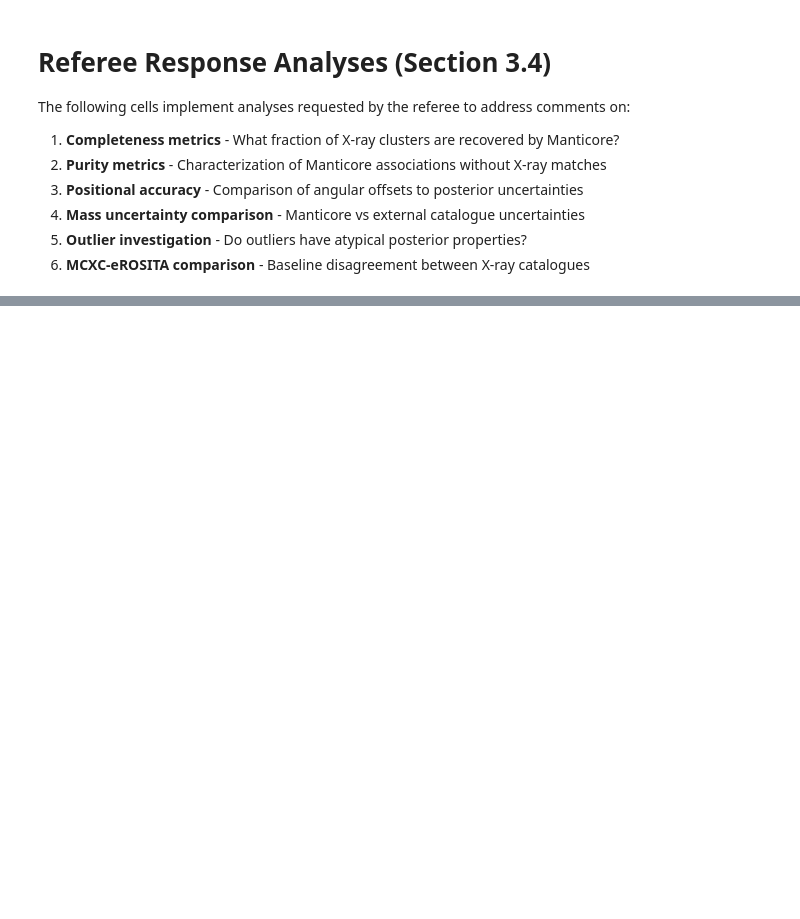
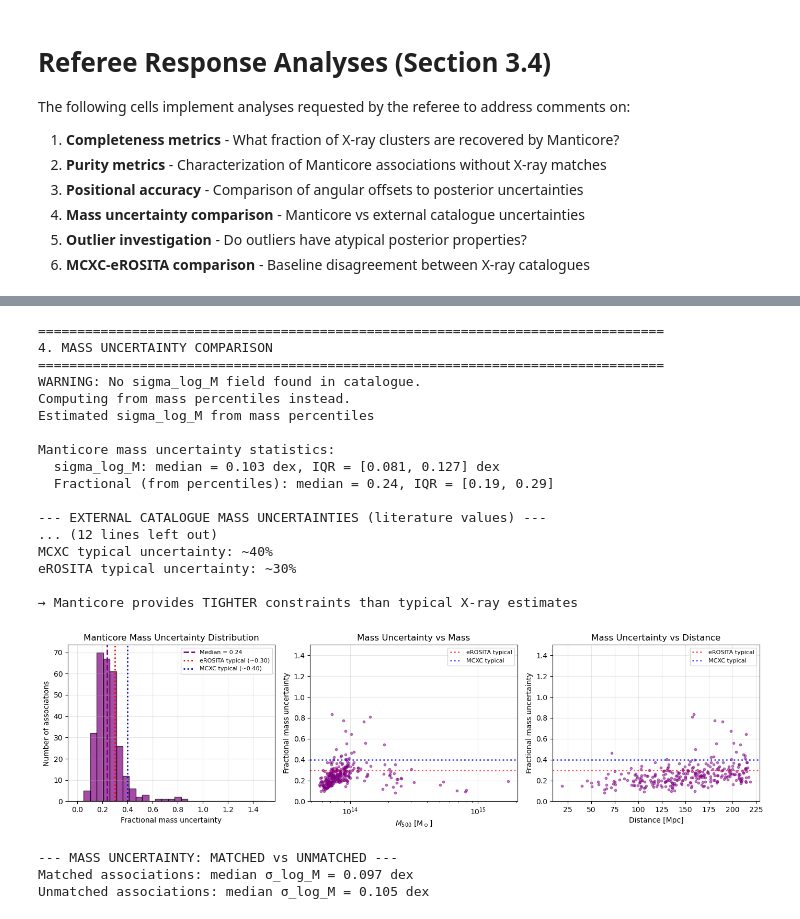
Before and after one commit to stuartmcalpine/manticore_posterior_clusters, a Jupyter notebook: notebooks/external_compare.ipynb, the cells around one changed output, grey strips where cells are left out. Cells and saved outputs as stored; diff of their text form; code cells hidden in the pictures; blank space fills up the shorter version.

Commit message:
Update external compare notebook

```diff
--- a/notebooks/external_compare.ipynb
+++ b/notebooks/external_compare.ipynb
@@ -1262,21 +1905,57 @@ print("\n" + "="*80)
 print("4. MASS UNCERTAINTY COMPARISON")
 print("="*80)
 
-# Load sigma_log_M from catalogue (mass scatter in dex)
+# Load sigma_log_M from catalogue (mass scatter in dex) - handle missing field
+sigma_log_M = None
+fname_cat = os.path.join("..", "output", "manticore_posterior_association_catalog.h5")
+
 with h5py.File(fname_cat, "r") as f:
-    all_sigma_log_M = f["summary/sigma_log_M"][:]
-    sigma_log_M = all_sigma_log_M[sel_mask]
+    # First compute the combined mask (same as used for manticore_data)
+    if QUALITY_SELECTION == "Fiducial":
+        qual_mask = f["summary/in_fiducial"][:]
+    elif QUALITY_SELECTION == "Strict":
+        qual_mask = f["summary/in_strict"][:]
+    else:
+        qual_mask = np.ones(len(f["summary/association_id"]), dtype=bool)
 
-# Add to manticore_data
-manticore_data['sigma_log_M'] = sigma_log_M
+    # Compute volume mask
+    all_coords = f["summary/center_xyz"][:]
+    observer = np.array([500., 500., 500.])
+    all_distances = np.linalg.norm(all_coords - observer, axis=1)
+    all_redshifts = np.array([z_at_value(Planck18.comoving_distance, d * u.Mpc) for d in all_distances])
+    rel_pos = all_coords - observer
+    all_ra = np.degrees(np.arctan2(rel_pos[:, 1], rel_pos[:, 0]))
+    all_ra = np.where(all_ra < 0, all_ra + 360, all_ra)
+    all_dec = np.degrees(np.arcsin(rel_pos[:, 2] / np.maximum(all_distances, 1e-10)))
+    all_gal_l, all_gal_b = ra_dec_to_galactic(all_ra, all_dec)
+    vol_mask = (all_redshifts <= MAX_REDSHIFT) & (np.abs(all_gal_b) > MIN_GAL_LAT)
+
+    combined_mask = qual_mask & vol_mask
+
+    # Try different possible field names for sigma_log_M
+    for possible_key in ["sigma_log_M", "mass_scatter", "log_mass_std", "sigma_logM"]:
+        if possible_key in f["summary"]:
+            all_sigma_log_M = f[f"summary/{possible_key}"][:]
+            sigma_log_M = all_sigma_log_M[combined_mask]
+            print(f"Using mass scatter from: {possible_key}")
+            break
+
+    if sigma_log_M is None:
+        print("WARNING: No sigma_log_M field found in catalogue.")
+        print("Computing from mass percentiles instead.")
 
 # Compute fractional mass uncertainty from percentiles
 # Fractional uncertainty = (M_p75 - M_p25) / (2 * M_median)
 frac_mass_unc_manticore = (manticore_data['m500_p75'] - manticore_data['m500_p25']) / (2 * manticore_data['m500'])
 
-# Convert sigma_log_M to fractional uncertainty
-# For log-normal distribution: fractional uncertainty ≈ ln(10) * sigma_log_M ≈ 2.3 * sigma_log_M
-frac_from_log = np.log(10) * sigma_log_M
+# If sigma_log_M not available, estimate from fractional uncertainty
+if sigma_log_M is None:
+    # For log-normal: sigma_log_M ≈ fractional_uncertainty / ln(10) ≈ fractional_uncertainty / 2.3
+    sigma_log_M = frac_mass_unc_manticore / np.log(10)
+    print("Estimated sigma_log_M from mass percentiles")
+
+# Add to manticore_data
+manticore_data['sigma_log_M'] = sigma_log_M
 
 print(f"\nManticore mass uncertainty statistics:")
 print(f"  sigma_log_M: median = {np.median(sigma_log_M):.3f} dex, IQR = [{np.percentile(sigma_log_M, 25):.3f}, {np.percentile(sigma_log_M, 75):.3f}] dex")
@@ -1332,33 +2011,55 @@ ax.axhline(0.3, color='red', linestyle=':', lw=2, alpha=0.7, label='eROSITA typi
 ax.axhline(0.4, color='blue', linestyle=':', lw=2, alpha=0.7, label='MCXC typical')
 ax.set_xscale('log')
 ax.set_xlabel(r'$M_{500}$ [M$_\odot$]')
 ax.set_ylabel('Fractional mass uncertainty')
 ax.set_title('Mass Uncertainty vs Mass')
 ax.legend(fontsize=8)
 ax.grid(True, alpha=0.3)
 ax.set_ylim(0, 1.5)
 
 # Panel 3: Mass uncertainty vs distance
 ax = axes[2]
 ax.scatter(manticore_data['dist'], frac_mass_unc_manticore, alpha=0.5, s=10, c='purple')
 ax.axhline(0.3, color='red', linestyle=':', lw=2, alpha=0.7, label='eROSITA typical')
 ax.axhline(0.4, color='blue', linestyle=':', lw=2, alpha=0.7, label='MCXC typical')
 ax.set_xlabel('Distance [Mpc]')
 ax.set_ylabel('Fractional mass uncertainty')
 ax.set_title('Mass Uncertainty vs Distance')
 ax.legend(fontsize=8)
 ax.grid(True, alpha=0.3)
 ax.set_ylim(0, 1.5)
 
 plt.tight_layout()
 plt.savefig("./plots/mass_uncertainty_comparison.pdf")
 plt.show()
 
 # Mass uncertainty for matched vs unmatched
 print(f"\n--- MASS UNCERTAINTY: MATCHED vs UNMATCHED ---")
 matched_any = mcxc_matched | eros_matched
 print(f"Matched associations: median σ_log_M = {np.median(sigma_log_M[matched_any]):.3f} dex")
 print(f"Unmatched associations: median σ_log_M = {np.median(sigma_log_M[~matched_any]):.3f} dex")
+# %% [output]
+================================================================================
+4. MASS UNCERTAINTY COMPARISON
+================================================================================
+WARNING: No sigma_log_M field found in catalogue.
+Computing from mass percentiles instead.
+Estimated sigma_log_M from mass percentiles
+
+Manticore mass uncertainty statistics:
+  sigma_log_M: median = 0.103 dex, IQR = [0.081, 0.127] dex
+  Fractional (from percentiles): median = 0.24, IQR = [0.19, 0.29]
+
+--- EXTERNAL CATALOGUE MASS UNCERTAINTIES (literature values) ---
+... (12 lines left out)
+MCXC typical uncertainty: ~40%
+eROSITA typical uncertainty: ~30%
+
+→ Manticore provides TIGHTER constraints than typical X-ray estimates
+[figure, added]
+--- MASS UNCERTAINTY: MATCHED vs UNMATCHED ---
+Matched associations: median σ_log_M = 0.097 dex
+Unmatched associations: median σ_log_M = 0.105 dex
 # %%
 # ============================================================================
 # 5. OUTLIER INVESTIGATION
```
Also changed, not shown: parts of 20 cells of this notebook.
